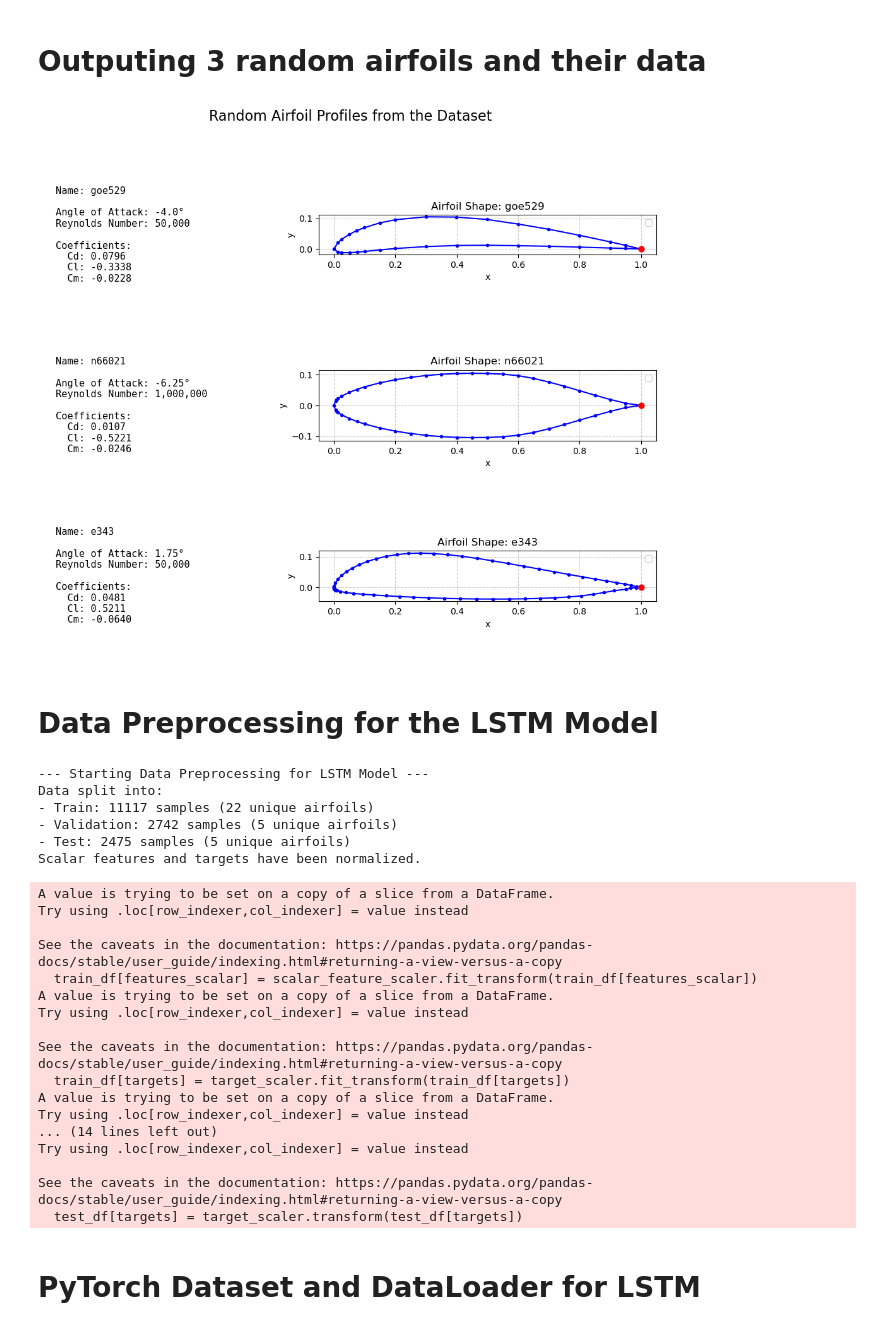
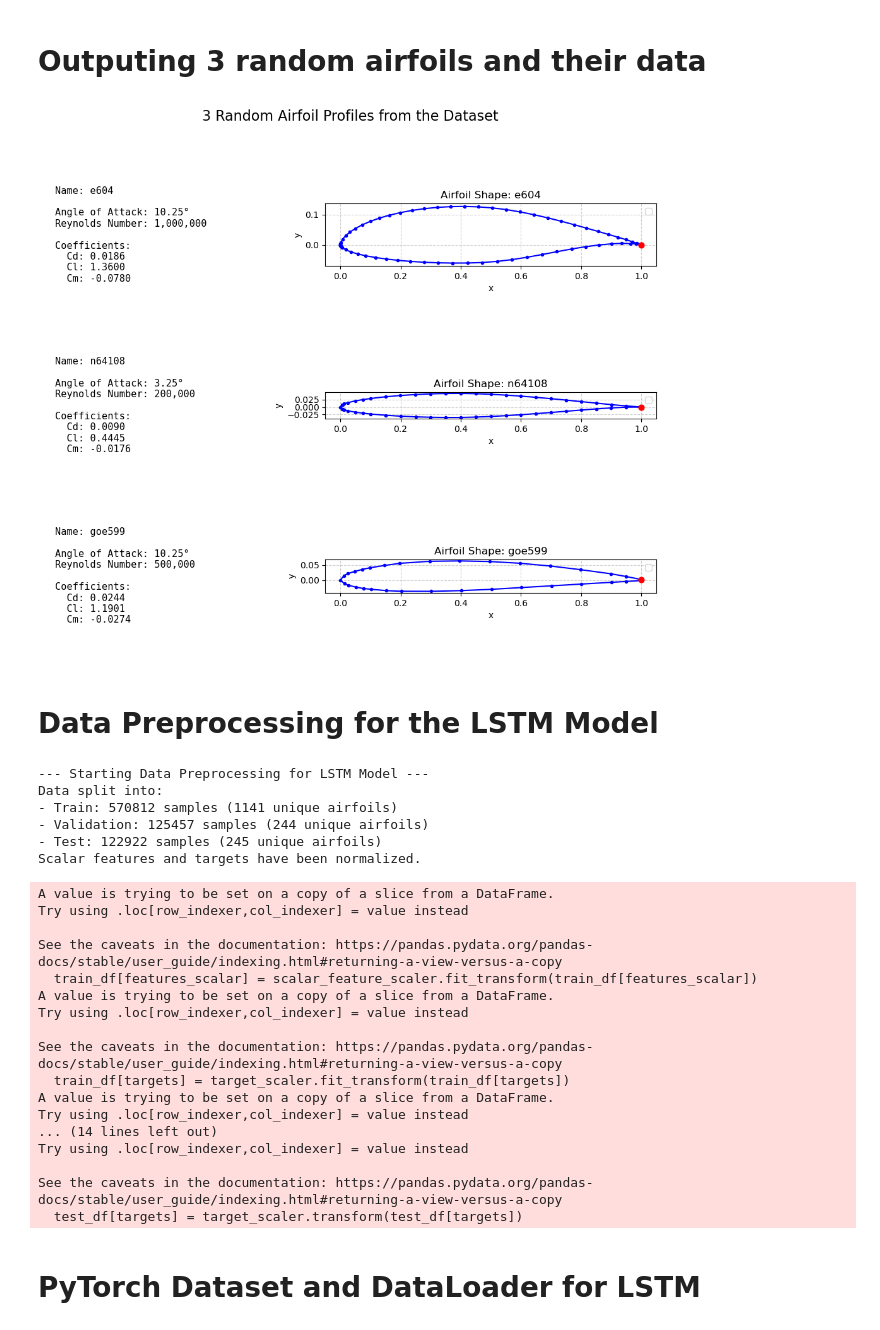
Before and after one commit to BlazejS10/DeepLearWing, a Jupyter notebook: LSTM_notebook.ipynb, the cells around one changed output. Cells and saved outputs as stored; diff of their text form; code cells hidden in the pictures.

```diff
--- a/LSTM_notebook.ipynb
+++ b/LSTM_notebook.ipynb
@@ -26,8 +26,8 @@ Data file loaded successfully.
 # %% [markdown]
 # Outputing 3 random airfoils and their data
 # %%
-# Select 3 random entries from the airfoil database.
-# sample(n=3) draws 3 random rows. random_state ensures reproducibility.
+# Select 3 random entries from the airfoil database to show the data.
+# sample(n=3) draws 3 random rows.
 random_airfoils = df.sample(n=3)
 
 # Helper function to parse coordinate strings.
@@ -37,17 +37,16 @@ def parse_coords(coord_string):
         return [float(c) for c in coord_string.strip().split()]
     return []
 
-# Create a table-like visualization using Matplotlib.
-# Create a figure with 3 rows and 2 columns.
+
+# We reate a figure with 3 rows and 2 columns to visualise the database using Matplotlib..
 # gridspec_kw allows setting different widths for the columns.
 fig, axes = plt.subplots(3, 2, figsize=(10, 9),
                          gridspec_kw={'width_ratios': [1, 1.5]})
 
-fig.suptitle('Random Airfoil Profiles from the Dataset', fontsize=16)
+fig.suptitle('3 Random Airfoil Profiles from the Dataset', fontsize=16)
 
 # Iterate through the sampled airfoils and plot axes.
 for i, (index, row) in enumerate(random_airfoils.iterrows()):
-    # --- Left column: Textual information ---
     ax_text = axes[i, 0]
     ax_text.axis('off') # Turn off the axis for the text cell.
 
@@ -59,57 +58,52 @@ for i, (index, row) in enumerate(random_airfoils.iterrows()):
     cl = row['cl']
     cm = row['cm']
 
-    # Create the formatted text string.
     info_text = (
         f"Name: {name}\n\n"
         f"Angle of Attack: {angle}°\n"
         f"Reynolds Number: {reynolds:,.0f}\n\n"
         f"Coefficients:\n"
         f"  Cd: {cd:.4f}\n"
         f"  Cl: {cl:.4f}\n"
         f"  Cm: {cm:.4f}"
     )
 
-    # Display the text in the cell.
+    # Display the text about the airfoil in the cell.
     ax_text.text(0.05, 0.5, info_text, transform=ax_text.transAxes,
                  fontsize=11, verticalalignment='center', family='monospace')
 
-    # --- Right column: Airfoil shape plot ---
     ax_plot = axes[i, 1]
 
-    # Parse the coordinates.
     x_coords = parse_coords(row['x_coords'])
     y_coords = parse_coords(row['y_coords'])
 
-    # Plot the airfoil shape.
+    # Ploting the airfoil shape.
     ax_plot.plot(x_coords, y_coords, marker='o', markersize=3, linestyle='-', color='b')
     ax_plot.scatter([x_coords[0]], [y_coords[0]], color='red', s=40, zorder=5,) # Highlight the start point.
 
-    # Configure the plot settings.
+    # Configuring the plot settings.
     ax_plot.set_title(f'Airfoil Shape: {name}')
     ax_plot.set_xlabel('x')
     ax_plot.set_ylabel('y')
     ax_plot.grid(True, linestyle='--', alpha=0.6)
-    # set_aspect('equal') is crucial to maintain the airfoil's proportions.
     ax_plot.set_aspect('equal', adjustable='box')
     ax_plot.legend()
 
-# Adjust the layout to prevent elements from overlapping.
-# rect leaves space for the main title.
+# Adjusting the layout, rect leaves space for the main title.
 plt.tight_layout(rect=[0, 0, 1, 0.96])
 plt.show()
 # %% [output]
-[figure, old version]
+[figure, new version]
 # %% [markdown]
 # Data Preprocessing for the LSTM Model
 # %%
-print("\n--- Starting Data Preprocessing for LSTM Model ---")
+print("\n Starting Data Preprocessing for LSTM Model ")
 
 # Parse all coordinate strings into lists of floats.
 df['x_coords_list'] = df['x_coords'].apply(parse_coords)
 df['y_coords_list'] = df['y_coords'].apply(parse_coords)
 
-# Combine x and y coordinates into sequences of points.
+# Combine x and y coordinates into sequences of points for using LSTM.
 df['points'] = [list(zip(x, y)) for x, y in zip(df['x_coords_list'], df['y_coords_list'])]
 
 # Define features and targets.
@@ -118,15 +112,15 @@ features_sequence = 'points'
 targets = ['cl', 'cd', 'cm']
 
 # Split data by unique airfoil names for robust validation.
-# airfoil_names = df['name'].unique()
-# train_names, test_names = train_test_split(airfoil_names, test_size=0.3, random_state=42)
-# val_names, test_names = train_test_split(test_names, test_size=0.5, random_state=42)
+airfoil_names = df['name'].unique()
+train_names, test_names = train_test_split(airfoil_names, test_size=0.3, random_state=42)
+val_names, test_names = train_test_split(test_names, test_size=0.5, random_state=42)
 
 # Temporal settings for faster testing of code
-airfoil_names = df['name'].unique()
-subset_names, _ = train_test_split(airfoil_names, train_size=0.02, random_state=42)
-train_names, test_names = train_test_split(subset_names, test_size=0.3, random_state=42)
-val_names, test_names = train_test_split(test_names, test_size=0.5, random_state=42)
+# airfoil_names = df['name'].unique()
+# subset_names, _ = train_test_split(airfoil_names, train_size=0.02, random_state=42)
+# train_names, test_names = train_test_split(subset_names, test_size=0.3, random_state=42)
+# val_names, test_names = train_test_split(test_names, test_size=0.5, random_state=42)
 
 
 train_df = df[df['name'].isin(train_names)]
@@ -154,9 +148,9 @@ print("Scalar features and targets have been normalized.")
 # %% [output]
 --- Starting Data Preprocessing for LSTM Model ---
 Data split into:
-- Train: 11117 samples (22 unique airfoils)
-- Validation: 2742 samples (5 unique airfoils)
-- Test: 2475 samples (5 unique airfoils)
+- Train: 570812 samples (1141 unique airfoils)
+- Validation: 125457 samples (244 unique airfoils)
+- Test: 122922 samples (245 unique airfoils)
 Scalar features and targets have been normalized.
 A value is trying to be set on a copy of a slice from a DataFrame.
 Try using .loc[row_indexer,col_indexer] = value instead
```
Also changed, not shown: parts of 5 cells of this notebook.
